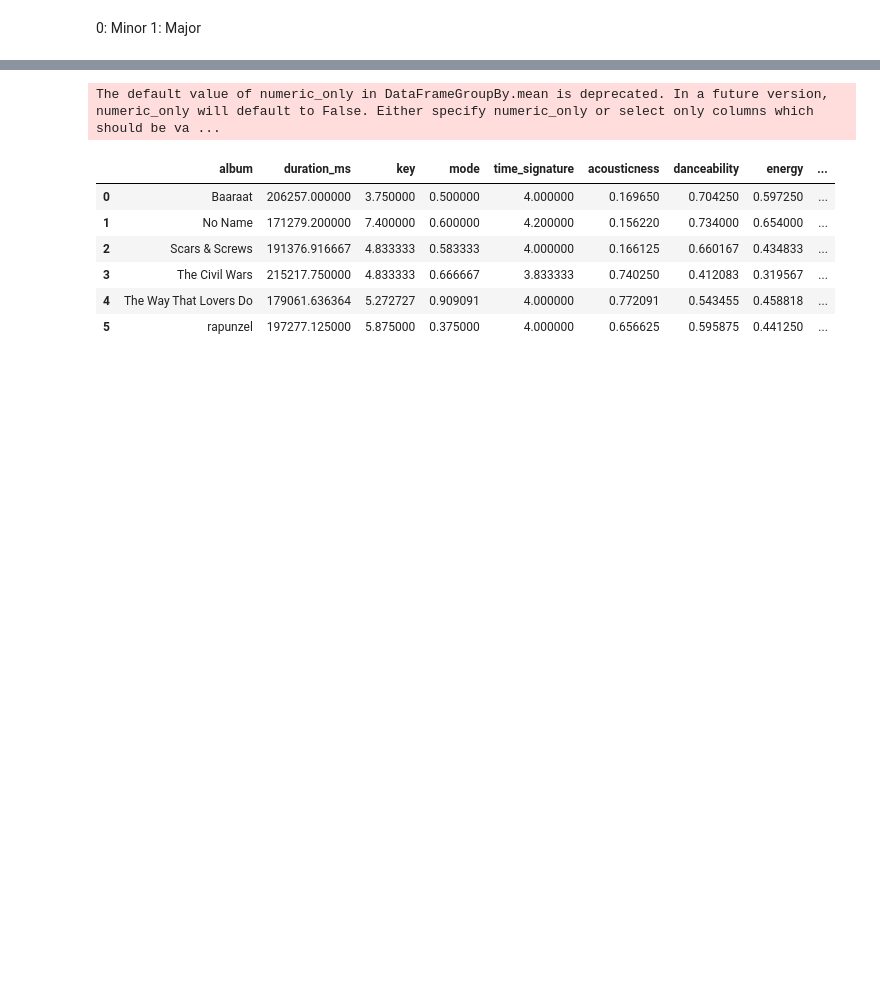
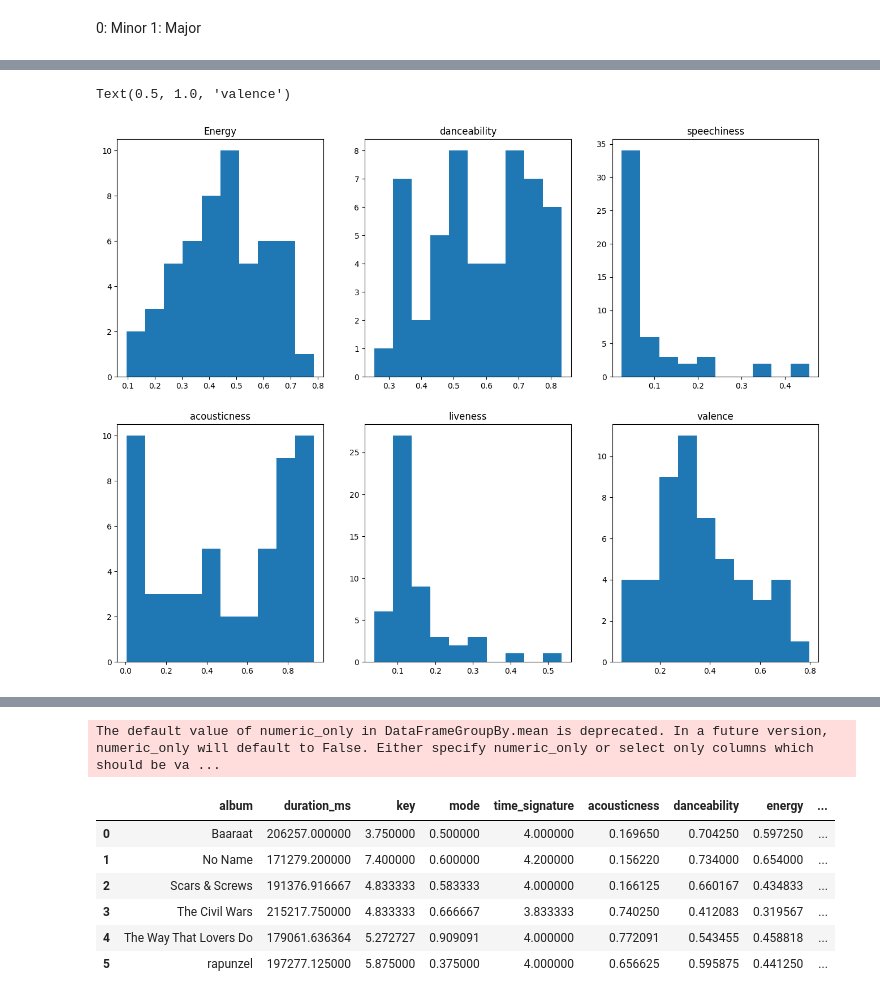
Before and after one commit to prrrathm/spotipy-analysis, a Jupyter notebook: DAVProjectFinal.ipynb, the cells around one changed output, grey strips where cells are left out. Drawn from its saved outputs; the diff is of its cells as text; code cells hidden in the pictures; blank space fills up the shorter version.

```diff
--- a/DAVProjectFinal.ipynb
+++ b/DAVProjectFinal.ipynb
@@ -80,3 +95,26 @@ fig.show()
+# %%
+plt.figure(figsize=(16,12))
+plt.subplot(2,3,1)
+plt.hist(FeatureDF['energy'])
+plt.title('Energy')
+plt.subplot(2,3,2)
+plt.hist(FeatureDF['danceability'])
+plt.title('danceability')
+plt.subplot(2,3,3)
+plt.hist(FeatureDF['speechiness'])
+plt.title('speechiness')
+plt.subplot(2,3,4)
+plt.hist(FeatureDF['acousticness'])
+plt.title('acousticness')
+plt.subplot(2,3,5)
+plt.hist(FeatureDF['liveness'])
+plt.title('liveness')
+plt.subplot(2,3,6)
+plt.hist(FeatureDF['valence'])
+plt.title('valence')
+# %% [output]
+Text(0.5, 1.0, 'valence')
+[figure, added]
 # %%
 fig = make_subplots(rows=3, cols=2,
                     subplot_titles = ['Energy', 'Danceability', 'Speechiness',
```
Also changed, not shown: parts of 7 cells of this notebook.
